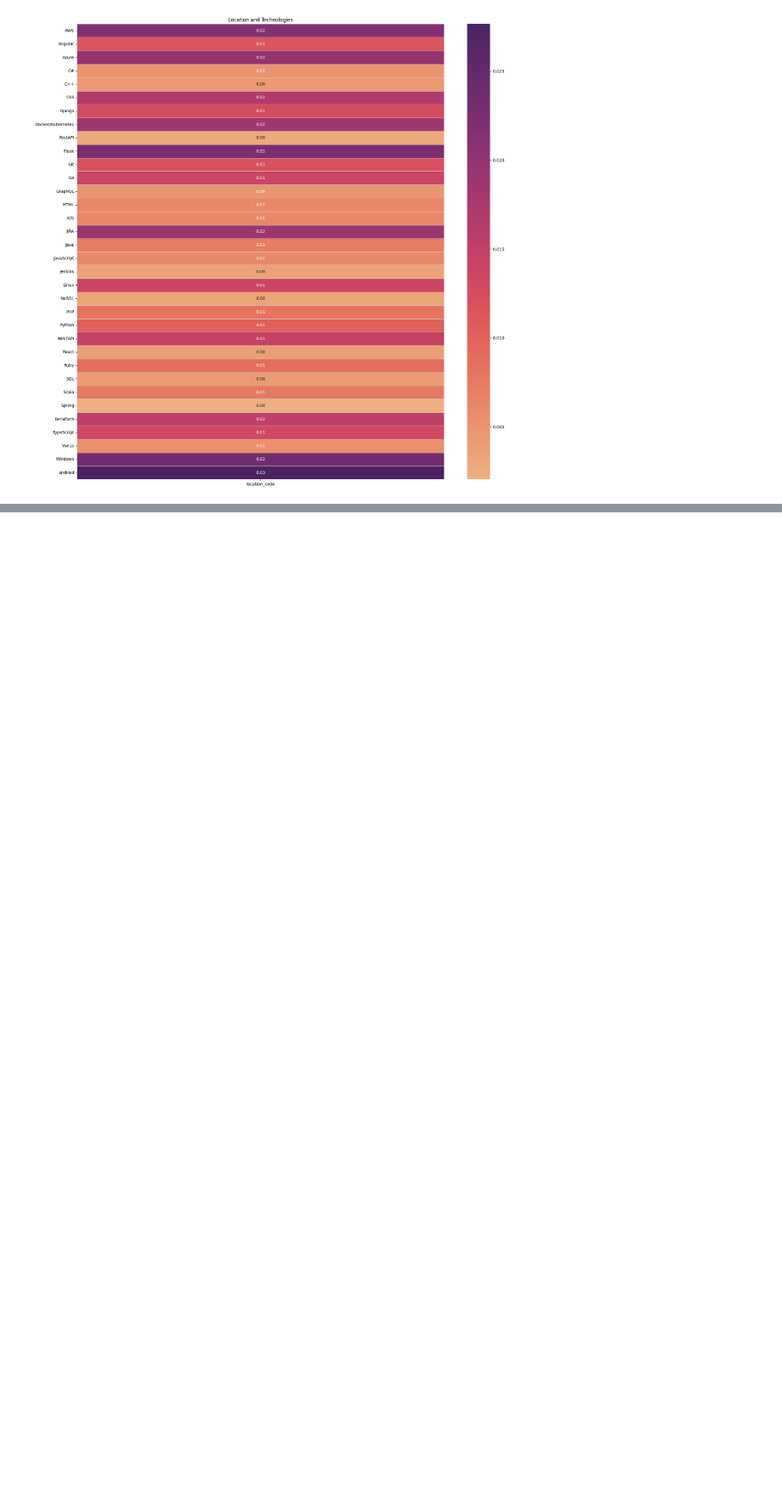
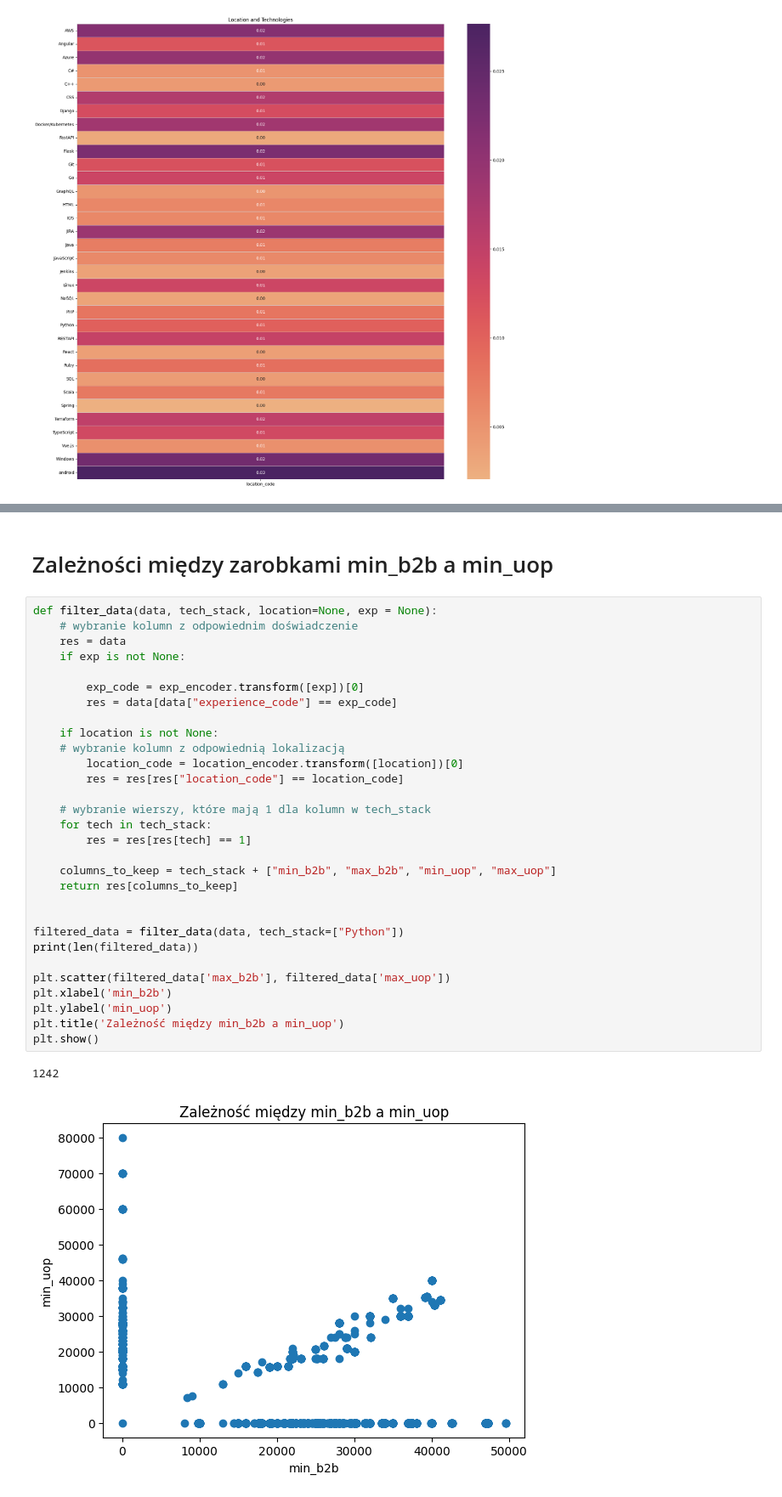
Before and after one commit to lukaszfabia/IT-salary-predictor, a Jupyter notebook: analysis/analysis.ipynb, the cells around one changed output, grey strips where cells are left out. Shown at 85% size. Drawn from its saved outputs; the diff is of its cells as text; blank space fills up the shorter version.

```diff
--- a/analysis/analysis.ipynb
+++ b/analysis/analysis.ipynb
@@ -490,0 +422,35 @@ print(mean_squared_error(y_test, y_pred))
+# %% [markdown]
+# Zależności między zarobkami min_b2b a min_uop
+# %%
+def filter_data(data, tech_stack, location=None, exp = None):
+    # wybranie kolumn z odpowiednim doświadczenie
+    res = data
+    if exp is not None:
+
+        exp_code = exp_encoder.transform([exp])[0]
+        res = data[data["experience_code"] == exp_code]
+
+    if location is not None:
+    # wybranie kolumn z odpowiednią lokalizacją
+        location_code = location_encoder.transform([location])[0]
+        res = res[res["location_code"] == location_code]
+
+    # wybranie wierszy, które mają 1 dla kolumn w tech_stack
+    for tech in tech_stack:
+        res = res[res[tech] == 1]
+
+    columns_to_keep = tech_stack + ["min_b2b", "max_b2b", "min_uop", "max_uop"]
+    return res[columns_to_keep]
+
+
+filtered_data = filter_data(data, tech_stack=["Python"])
+print(len(filtered_data))
+
+plt.scatter(filtered_data['max_b2b'], filtered_data['max_uop'])
+plt.xlabel('min_b2b')
+plt.ylabel('min_uop')
+plt.title('Zależność między min_b2b a min_uop')
+plt.show()
+# %% [output]
+1242
+[figure, added]
```
Also changed, not shown: parts of 5 cells of this notebook, 3 other files.
